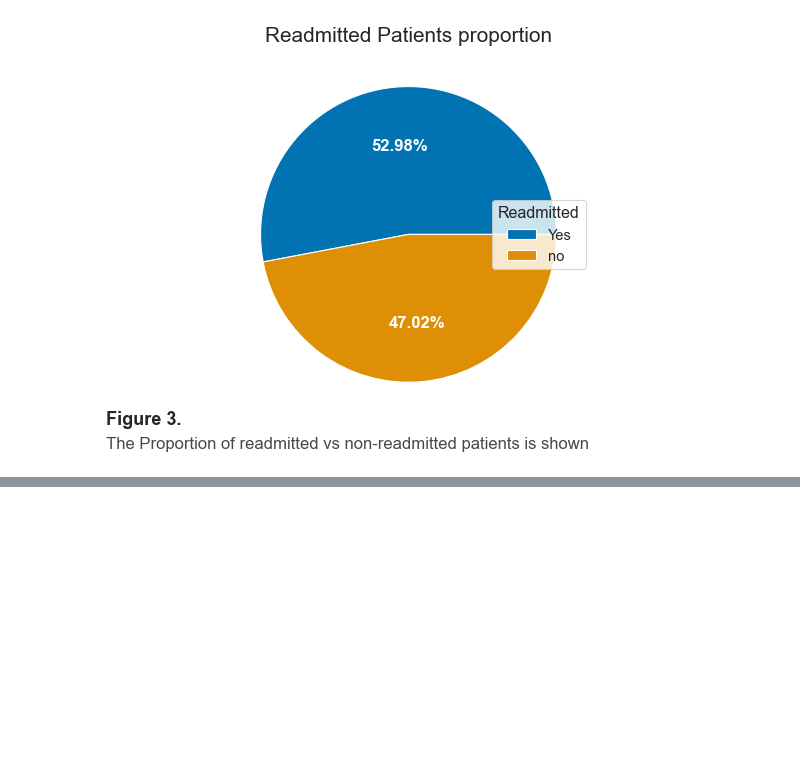
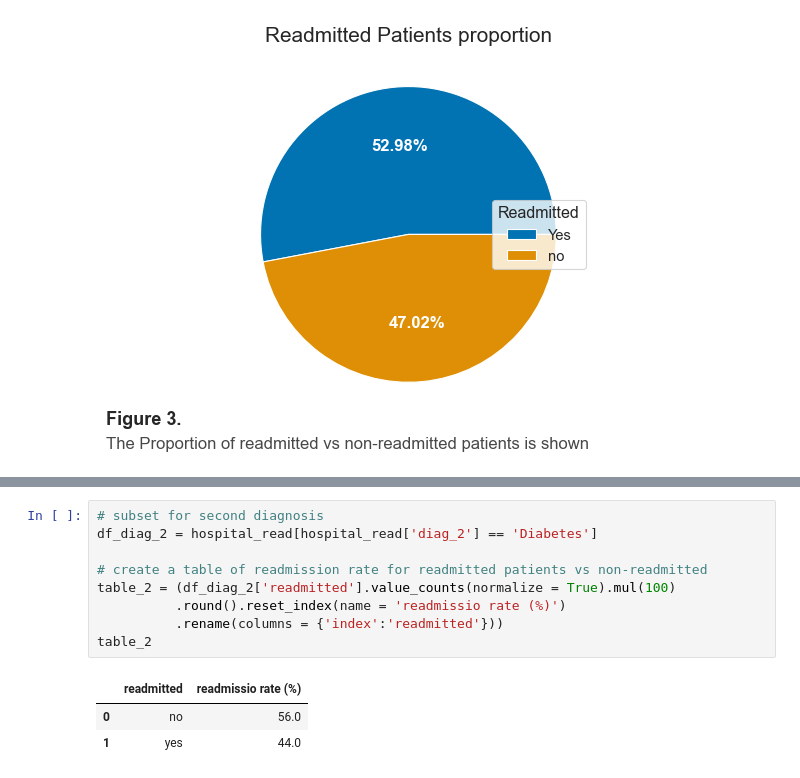
Before and after one commit to SirTee12/Reducing-Hospital-Readmission, a Jupyter notebook: Reducing-Hospital-Readmissions.ipynb, the cells around one changed output, grey strips where cells are left out. Cells and saved outputs as stored; diff of their text form; blank space fills up the shorter version.

```diff
--- a/Reducing-Hospital-Readmissions.ipynb
+++ b/Reducing-Hospital-Readmissions.ipynb
@@ -449,0 +479,13 @@ plt.show()
+# %%
+# subset for second diagnosis
+df_diag_2 = hospital_read[hospital_read['diag_2'] == 'Diabetes']
+
+# create a table of readmission rate for readmitted patients vs non-readmitted
+table_2 = (df_diag_2['readmitted'].value_counts(normalize = True).mul(100)
+          .round().reset_index(name = 'readmissio rate (%)')
+          .rename(columns = {'index':'readmitted'}))
+table_2
+# %% [output]
+|  | readmitted | readmissio rate (%) |
+| 0 | no | 56.0 |
+| 1 | yes | 44.0 |
```
Also changed, not shown: parts of 15 cells of this notebook.
